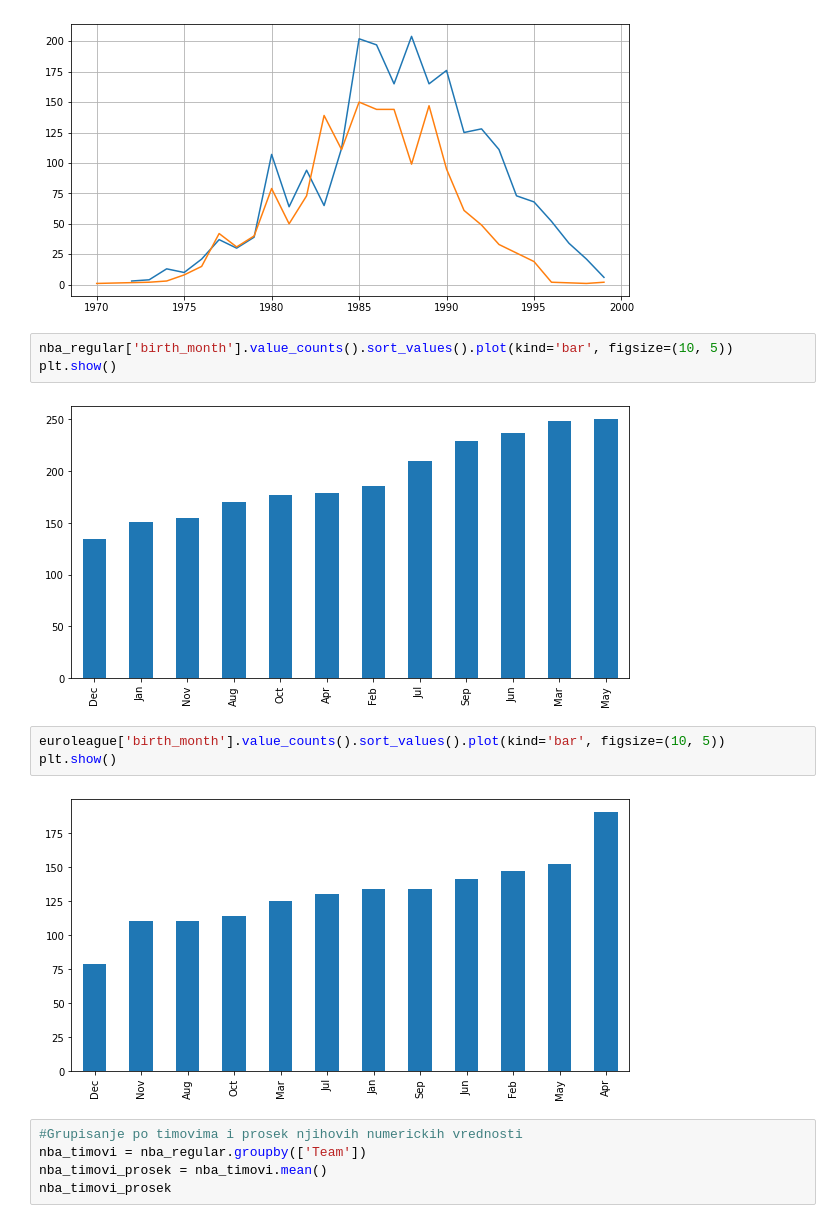
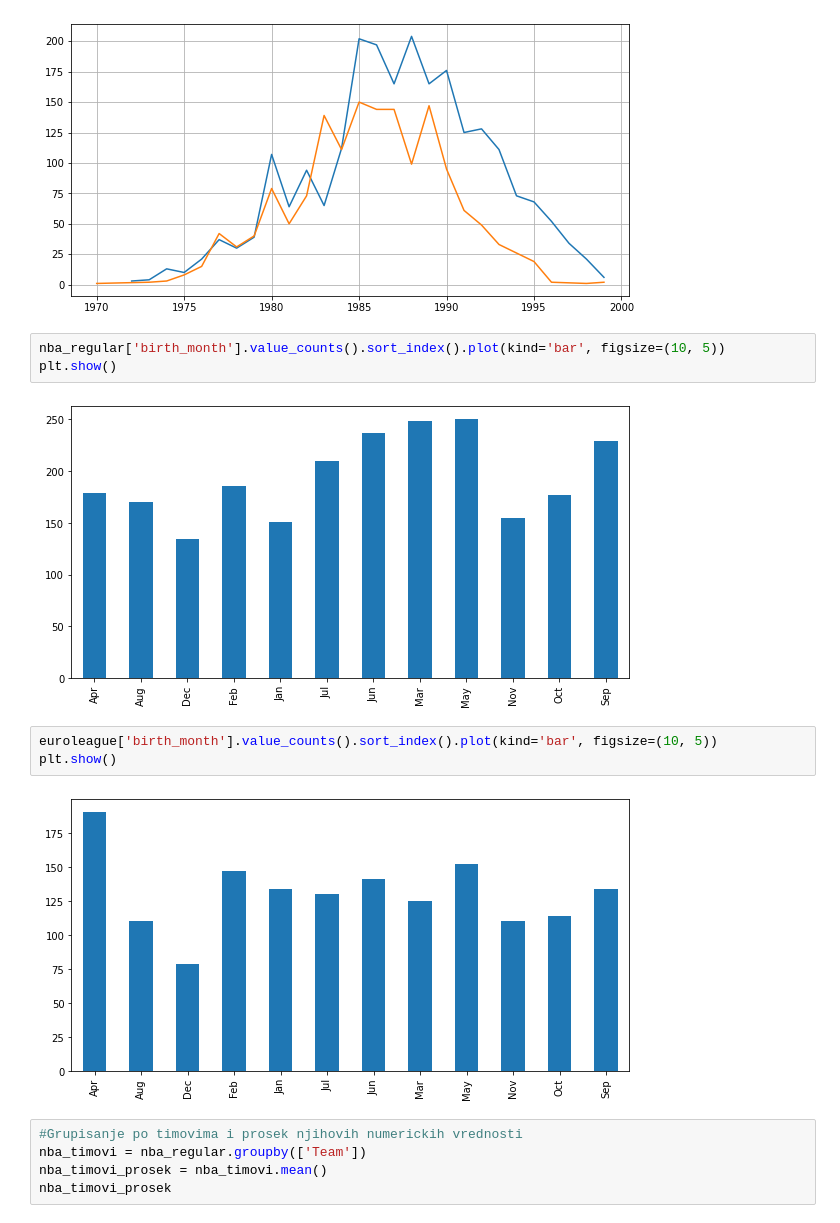
Before and after one commit to aleksperic/Basketball-player-stats, a Jupyter notebook: Basketball_player_stats.ipynb, the cells around one changed output. Saved outputs shown, nothing was run; the diff lists cells and outputs as text.

```diff
--- a/Basketball_player_stats.ipynb
+++ b/Basketball_player_stats.ipynb
@@ -272,15 +272,15 @@ plt.show()
 # %% [output]
 [figure]
 # %%
-nba_regular['birth_month'].value_counts().sort_values().plot(kind='bar', figsize=(10, 5))
+nba_regular['birth_month'].value_counts().sort_index().plot(kind='bar', figsize=(10, 5))
 plt.show()
 # %% [output]
-[figure, old version]
+[figure, new version]
 # %%
-euroleague['birth_month'].value_counts().sort_values().plot(kind='bar', figsize=(10, 5))
+euroleague['birth_month'].value_counts().sort_index().plot(kind='bar', figsize=(10, 5))
 plt.show()
 # %% [output]
-[figure, old version]
+[figure, new version]
 # %%
 #Grupisanje po timovima i prosek njihovih numerickih vrednosti
 nba_timovi = nba_regular.groupby(['Team'])
```
